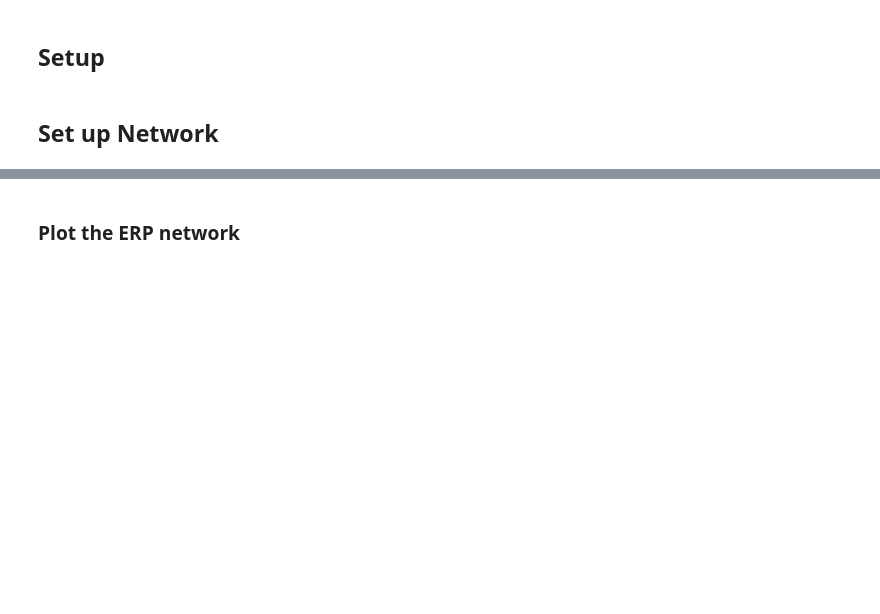
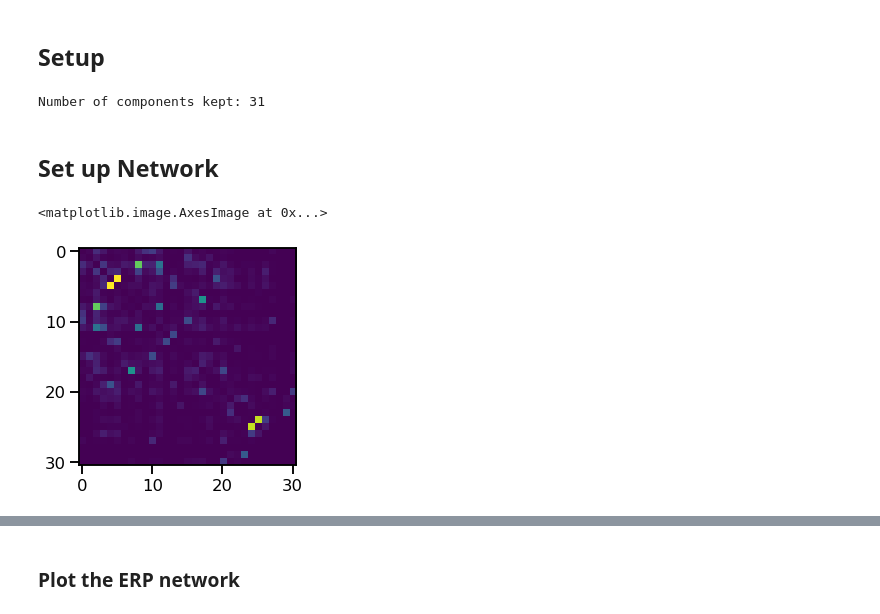
Before and after one commit to weblearn22/ERPscanr, a Jupyter notebook: notebooks/03-WordsNetwork.ipynb, the cells around one changed output, grey strips where cells are left out. Saved outputs shown, nothing was run; the diff lists cells and outputs as text; code cells hidden in the pictures; blank space fills up the shorter version.

```diff
--- a/notebooks/03-WordsNetwork.ipynb
+++ b/notebooks/03-WordsNetwork.ipynb
@@ -13,6 +13,9 @@ import matplotlib.pyplot as plt
 import networkx as nx
 
 from lisc.utils import SCDB, load_object
+# %%
+import seaborn as sns
+sns.set_context('talk')
 # %%
 # Import custom project code
 import sys
@@ -40,8 +43,16 @@ words = load_object('words_' + name, directory=db, reload_results=True)
 # %%
 # Drop components without enough articles
 words.drop_data(n_min)
+# %%
+# Check how many ERP components were kept
+print('Number of components kept: {}'.format(len(words.results)))
+# %% [output]
+Number of components kept: 31
 # %% [markdown]
 ## Set up Network
+# %%
+# Settings for setting up the network
+normalize = True
 # %%
 # Calculate the connections between components, based on overlapping articles
 overlaps = np.zeros(shape=(words.n_terms, words.n_terms))
@@ -49,6 +60,14 @@ for ii, ei in enumerate(words.labels):
     for jj, ej in enumerate(words.labels):
         if ii == jj: continue
         overlaps[ii, jj] = len(set(words[ei].ids) & set(words[ej].ids))
+        if normalize:
+            overlaps[ii, jj] = overlaps[ii, jj] / len(set(words[ei].ids + words[ej].ids))
+# %%
+# Plot the weights matrix
+plt.imshow(overlaps)
+# %% [output]
+<matplotlib.image.AxesImage at 0x...>
+[figure, added]
 # %%
 # Initialize network graph, and add the nodes
 network = nx.Graph()
```
Also changed, not shown: parts of 16 cells of this notebook, 1 other file.
